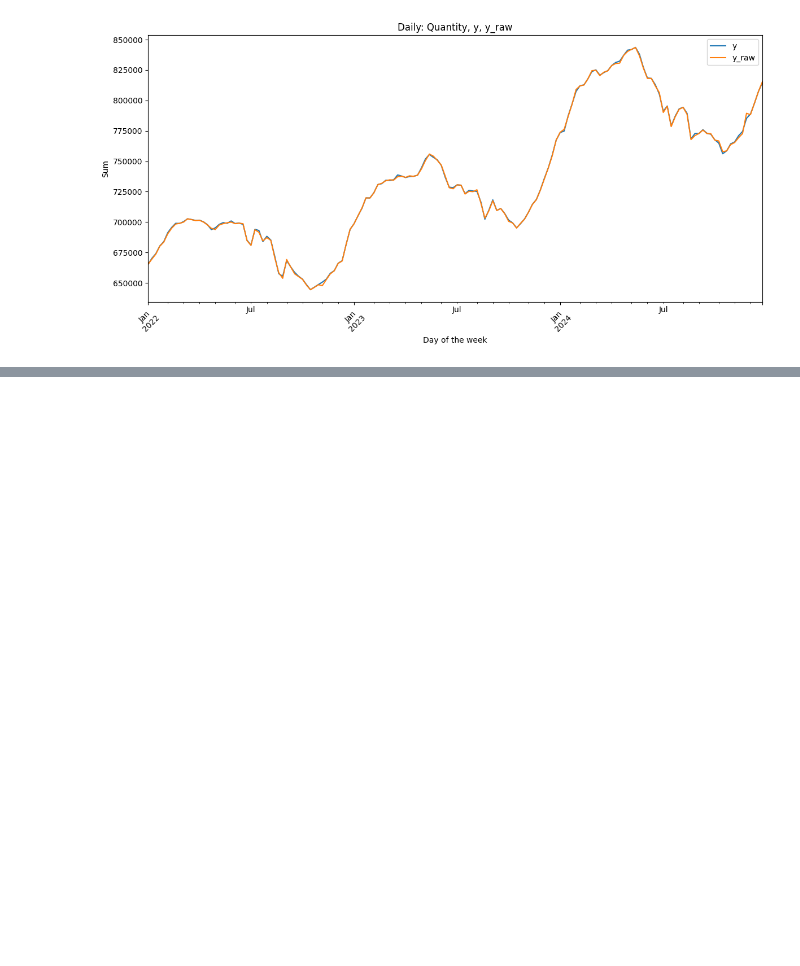
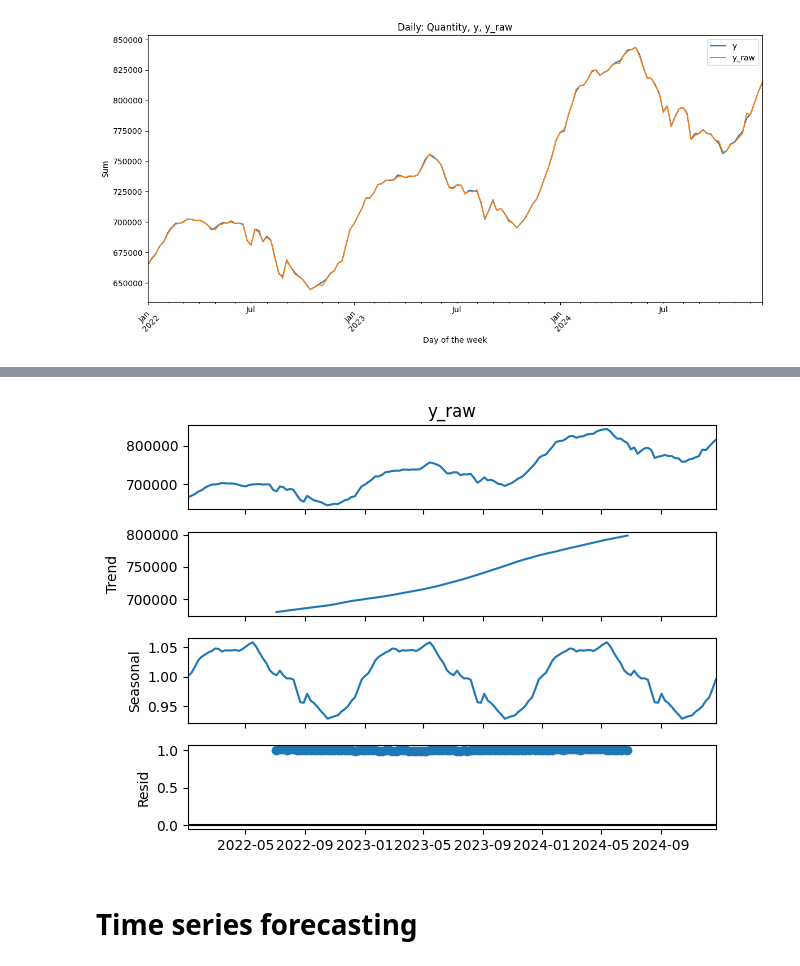
Before and after one commit to sailor-elite/Milk_delivery_prediction, a Jupyter notebook: Time_Series_analysis.ipynb, the cells around one changed output, grey strips where cells are left out. Cells and saved outputs as stored; diff of their text form; code cells hidden in the pictures; blank space fills up the shorter version.

```diff
--- a/Time_Series_analysis.ipynb
+++ b/Time_Series_analysis.ipynb
@@ -141,0 +184,7 @@ data["delivery"] = data["delivery"].drop(columns={"y_raw"})
+# %%
+decompose_mult.plot()
+pyplot.show()
+# %% [output]
+[figure, added]
+# %% [markdown]
+# Time series forecasting
```
Also changed, not shown: parts of 29 cells of this notebook.
